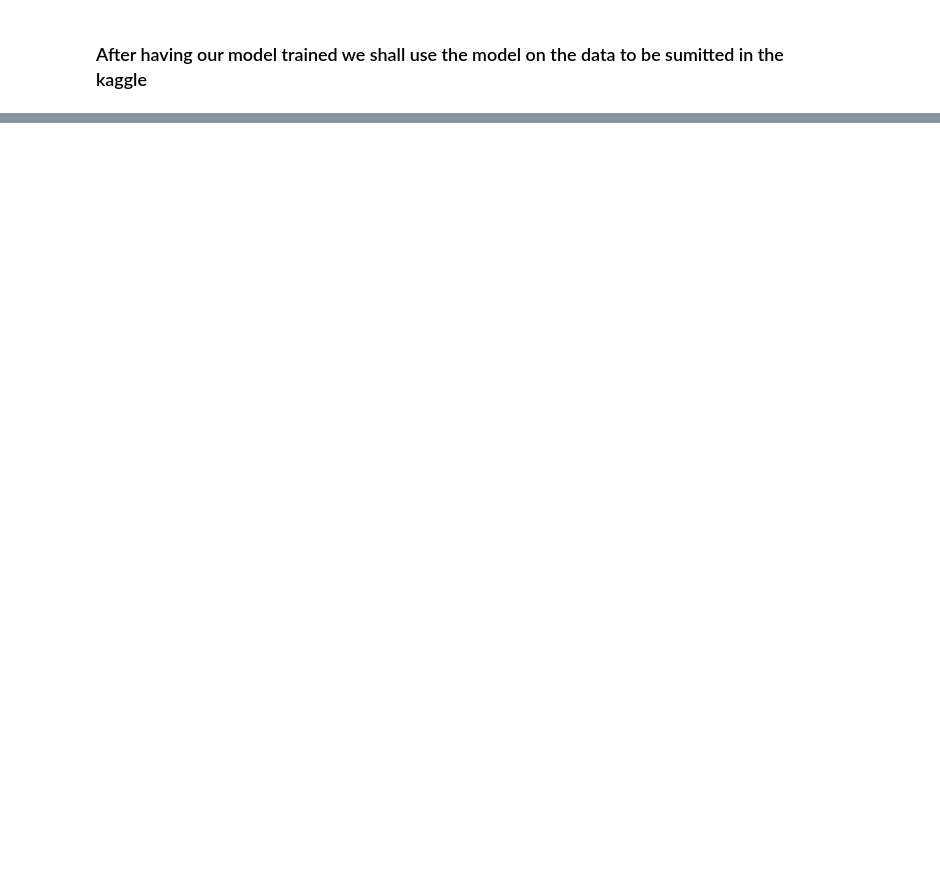
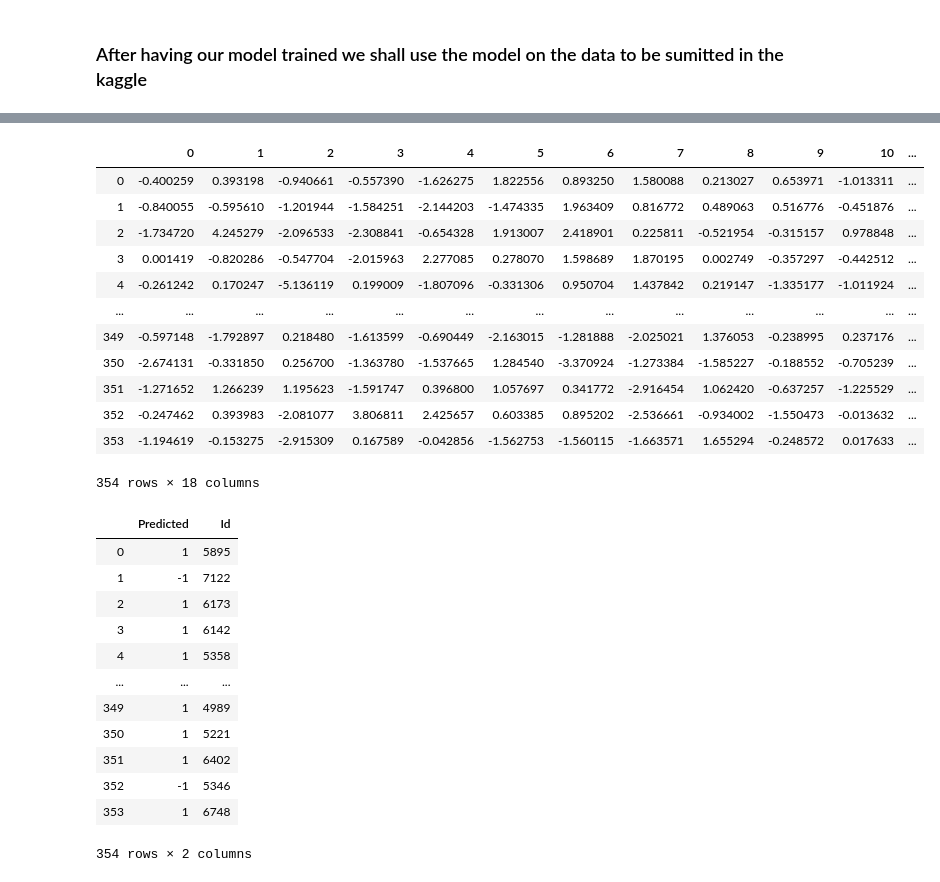
Before and after one commit to EdgarACarneiro/feup-ecac, a Jupyter notebook: project-competition/prediction.ipynb, the cells around one changed output, grey strips where cells are left out. Cells and saved outputs as stored; diff of their text form; code cells hidden in the pictures; blank space fills up the shorter version.

```diff
--- a/project-competition/prediction.ipynb
+++ b/project-competition/prediction.ipynb
@@ -233,9 +346,10 @@ confusion_matrixes = []
 cv = KFold(n_splits=K_FOLD_NUM_SPLITS, random_state=SEED, shuffle=False)
 
 # CHANGE THIS LINE TO CHANGE THE USED CLASSIFICATION METHOD
-classifier = DecisionTreeClassifier(criterion='entropy', min_samples_leaf=2, min_samples_split=10, splitter='best')
-
-#classifier = RandomForestClassifier(bootstrap=False, criterion='entropy', max_depth=10, n_estimators=10)
+# classifier = DecisionTreeClassifier(criterion='entropy', min_samples_leaf=2, min_samples_split=10, splitter='best')
+classifier = GradientBoostingClassifier(criterion='friedman_mse', learning_rate=0.7, loss='deviance',
+                                        min_samples_leaf=2, min_samples_split=2, n_estimators=8, random_state=SEED)
+# classifier = RandomForestClassifier(bootstrap=False, criterion='entropy', max_depth=10, n_estimators=10)
 
 # Applying Cross validation
 for train_index, test_index in cv.split(X):
@@ -271,16 +419,48 @@ display(test_dataset.head())
 # %%
-# Using the model to get the 'status' predictions
-display(test_dataset)
-predictions_df = test_dataset.copy()
-predictions_df['Predicted'] = classifier.predict(test_dataset)
-predictions_df = ids.merge(predictions_df, on=['date', 'amount'])
-predictions_df = predictions_df[['loan_id', 'Predicted']]\
-                    .rename(columns={
-                        'loan_id': 'Id'
-                    })\
-                    .drop_duplicates()
+# Using train PCA and classifying
+scaler=StandardScaler()
+X_test_scaled=scaler.fit_transform(test_dataset)
+predictions_df = pd.DataFrame(data = pca.transform(X_test_scaled))
+display(predictions_df)
 
-display(predictions_df)
+final_df = pd.DataFrame()
+final_df['Predicted'] = classifier.predict(predictions_df)
+#predictions_df = ids.merge(predictions_df, on=['date', 'amount'])
+#predictions_df = predictions_df[['loan_id', 'Predicted']]\
+#                    .rename(columns={
+#                        'loan_id': 'Id'
+#                    })\
+#                    .drop_duplicates()
+
+final_df['Id'] = ids['loan_id']
+display(final_df)
+# %% [output]
+|  | 0 | 1 | 2 | 3 | 4 | 5 | 6 | 7 | 8 | 9 | 10 | ... |
+| 0 | -0.400259 | 0.393198 | -0.940661 | -0.557390 | -1.626275 | 1.822556 | 0.893250 | 1.580088 | 0.213027 | 0.653971 | -1.013311 | ... |
+| 1 | -0.840055 | -0.595610 | -1.201944 | -1.584251 | -2.144203 | -1.474335 | 1.963409 | 0.816772 | 0.489063 | 0.516776 | -0.451876 | ... |
+| 2 | -1.734720 | 4.245279 | -2.096533 | -2.308841 | -0.654328 | 1.913007 | 2.418901 | 0.225811 | -0.521954 | -0.315157 | 0.978848 | ... |
+| 3 | 0.001419 | -0.820286 | -0.547704 | -2.015963 | 2.277085 | 0.278070 | 1.598689 | 1.870195 | 0.002749 | -0.357297 | -0.442512 | ... |
+| 4 | -0.261242 | 0.170247 | -5.136119 | 0.199009 | -1.807096 | -0.331306 | 0.950704 | 1.437842 | 0.219147 | -1.335177 | -1.011924 | ... |
+| ... | ... | ... | ... | ... | ... | ... | ... | ... | ... | ... | ... | ... |
+| 349 | -0.597148 | -1.792897 | 0.218480 | -1.613599 | -0.690449 | -2.163015 | -1.281888 | -2.025021 | 1.376053 | -0.238995 | 0.237176 | ... |
+| 350 | -2.674131 | -0.331850 | 0.256700 | -1.363780 | -1.537665 | 1.284540 | -3.370924 | -1.273384 | -1.585227 | -0.188552 | -0.705239 | ... |
+| 351 | -1.271652 | 1.266239 | 1.195623 | -1.591747 | 0.396800 | 1.057697 | 0.341772 | -2.916454 | 1.062420 | -0.637257 | -1.225529 | ... |
+| 352 | -0.247462 | 0.393983 | -2.081077 | 3.806811 | 2.425657 | 0.603385 | 0.895202 | -2.536661 | -0.934002 | -1.550473 | -0.013632 | ... |
+| 353 | -1.194619 | -0.153275 | -2.915309 | 0.167589 | -0.042856 | -1.562753 | -1.560115 | -1.663571 | 1.655294 | -0.248572 | 0.017633 | ... |
+354 rows × 18 columns
+|  | Predicted | Id |
+| 0 | 1 | 5895 |
+| 1 | -1 | 7122 |
+| 2 | 1 | 6173 |
+| 3 | 1 | 6142 |
+| 4 | 1 | 5358 |
+| ... | ... | ... |
+| 349 | 1 | 4989 |
+| 350 | 1 | 5221 |
+| 351 | 1 | 6402 |
+| 352 | -1 | 5346 |
+| 353 | 1 | 6748 |
+354 rows × 2 columns
 # %%
 # Outputting predictions to .csv
 # CHANGE FILE NAME TO PRESERVE DIFFERENT INSTANCES
```
Also changed, not shown: parts of 13 cells of this notebook, 3 other files.
